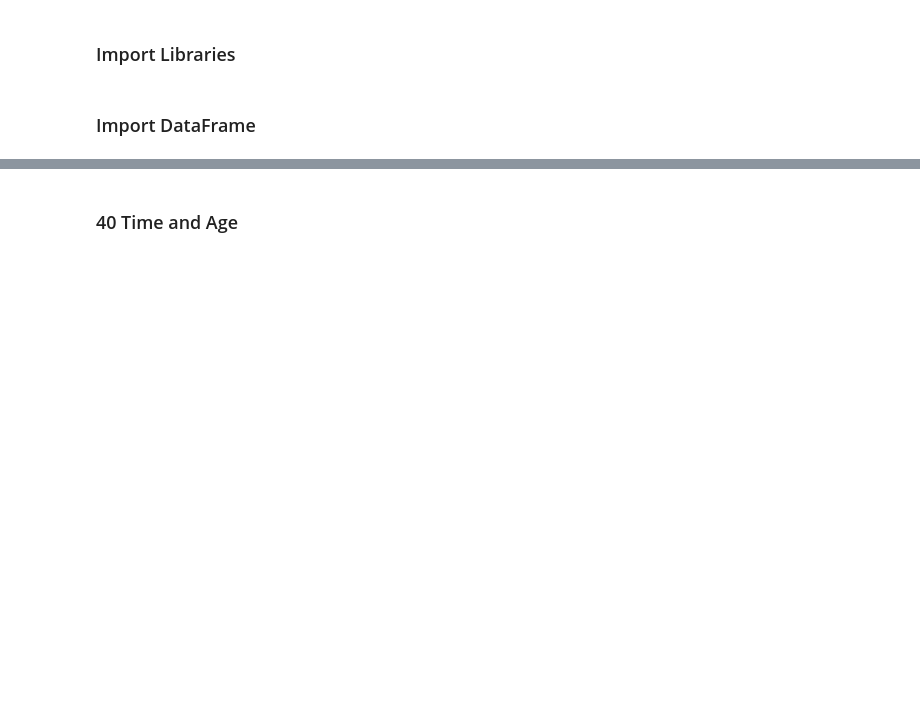
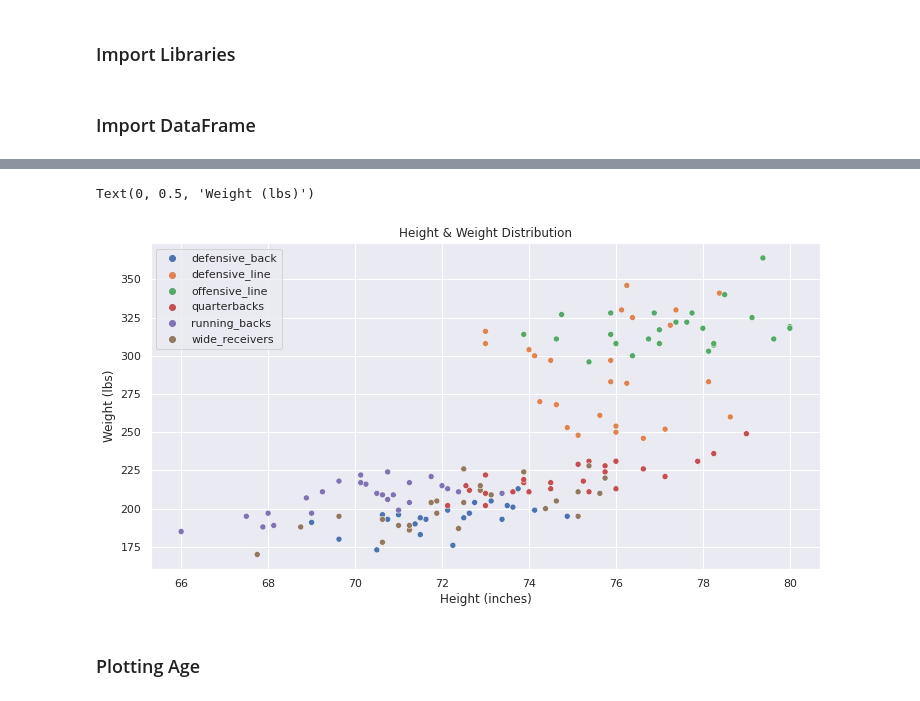
Before and after one commit to JRKagumba/2D-video-based-running-analysis, a Jupyter notebook: notebooks/__player_metrics_EDA.ipynb, the cells around one changed output, grey strips where cells are left out. Saved outputs shown, nothing was run; the diff lists cells and outputs as text; code cells hidden in the pictures; blank space fills up the shorter version.

```diff
--- a/notebooks/__player_metrics_EDA.ipynb
+++ b/notebooks/__player_metrics_EDA.ipynb
@@ -81,2 +76,14 @@ fig.show()
+# %%
+sns.scatterplot(data=player_metrics, x="height_in", y="weight_lbs", hue="position")
+
+# Plot formatting
+plt.legend()
+sns.set(rc={'figure.figsize':(12,6)})
+plt.title('Height & Weight Distribution')
+plt.xlabel('Height (inches)')
+plt.ylabel('Weight (lbs)')
+# %% [output]
+Text(0, 0.5, 'Weight (lbs)')
+[figure, added]
 # %% [markdown]
-### 40 Time and Age
+### Plotting Age
```
Also changed, not shown: parts of 16 cells of this notebook.
